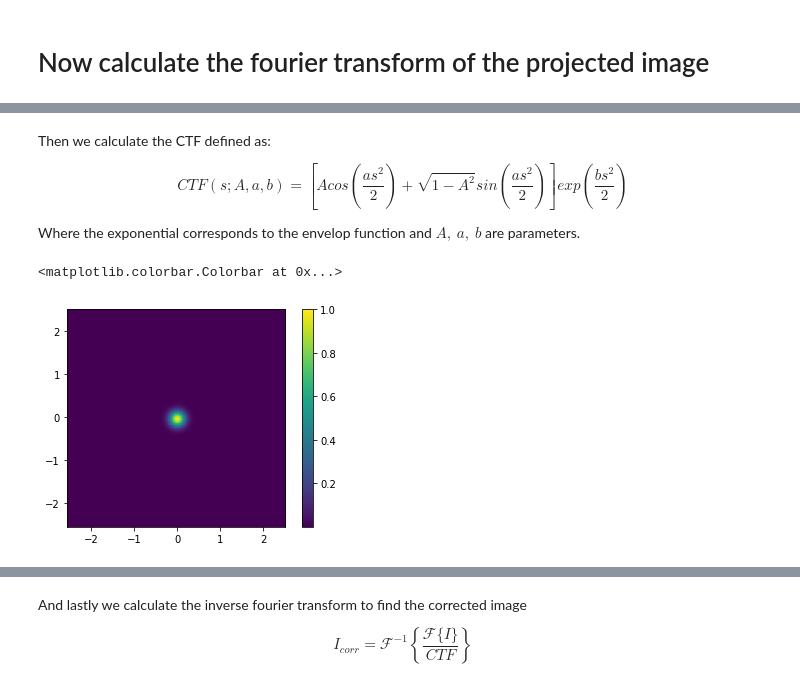
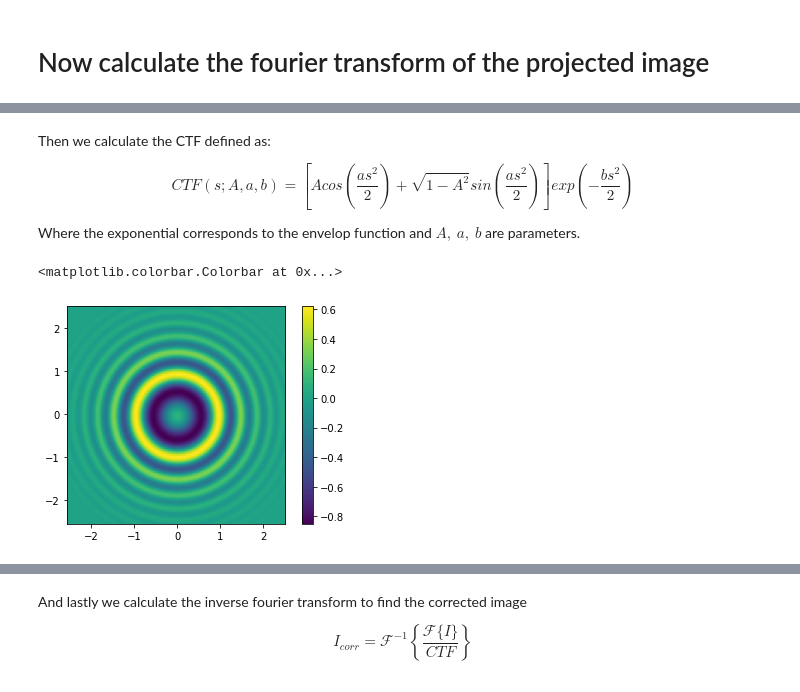
Before and after one commit to DSilva27/gradient_cryoEM, a Jupyter notebook: python/gradient.ipynb, the cells around one changed output, grey strips where cells are left out. Cells and saved outputs as stored; diff of their text form; code cells hidden in the pictures.

Commit message:
feat: apply CTF effects to a calcualted image

```diff
--- a/python/gradient.ipynb
+++ b/python/gradient.ipynb
@@ -244,51 +239,52 @@ python is not so bad after all
 # %% [markdown]
 Then we calculate the CTF defined as:
 
-$$CTF(s; A, a, b) = \left[Acos\left(\frac{as^2}{2}\right) + \sqrt{1 - A^2} sin\left(\frac{as^2}{2}\right)\right] exp\left(\frac{bs^2}{2}\right)$$
+$$CTF(s; A, a, b) = \left[Acos\left(\frac{as^2}{2}\right) + \sqrt{1 - A^2} sin\left(\frac{as^2}{2}\right)\right] exp\left(-\frac{bs^2}{2}\right)$$
 
 Where the exponential corresponds to the envelop function and $A,\ a,\ b$ are parameters.
 # %%
 Env = lambda s, b_p: np.exp(-b_p * s * 0.5)
 CTF = lambda s, A_p, a_p, b_p: (A_p*np.cos(a_p*s * 0.5) - np.sqrt(1 - A_p**2)*np.sin(a_p*s * 0.5)) * Env(s, b_p)
 
 
 #Parameters for the CTF and Env; gaussian blurring
-theta = 0#0.008
-xi = 1/64#0.00375
+theta = 0 #0.008
+xi = 1/64 #0.00375
 
-A =  xi * 1/np.sqrt(xi**2 + theta**2)
-a =  theta * 1/(theta**2 + xi**2)
-b =  xi * 1/(theta**2 + xi**2)
+A = 0.1   #xi * 1/np.sqrt(xi**2 + theta**2)
+a = 10   #heta * 1/(theta**2 + xi**2)
+b = 1   #xi * 1/(theta**2 + xi**2)
+
+'''
+A = 0.1
+a = 0
+b = 1/chi
+'''
 
 
 '''
 Define frequencies according to:
 
 u = 2 * pi / (N * pixel_size) * i, with i = 0, ..., N-1
 
 We are going to shift it so it's centered (just for visualization)
 '''
 
 u = 2*np.pi * np.arange(-res/2, res/2, 1) / (ps_x * res)
 v = 2*np.pi * np.arange(-res/2, res/2, 1) / (ps_y * res)
 
 pixels = res
 
-ctf = np.zeros((u.shape[0], v.shape[0]))
+U, V = np.meshgrid(u, v)
 
-for i in range(len(u)):
-    for j in range(len(v)):
-
-        radsq = u[i]**2 + v[j]**2
-        val = CTF(radsq, A, a, b)
-
-        if np.abs(val) < 1e-7: ctf[i, j] = 1e-7
-
-        else: ctf[i, j] = val
-
+ctf = CTF(U**2 + V**2, A, a, b)
+#ctf[ctf < 1e-7] = 1e-7
 
 plt.imshow(ctf, cmap='viridis', extent=[u[0],u[-1],v[0],v[-1]])
 plt.colorbar()
+
+# plt.imshow(np.log(np.abs(Ixy_f))/ctf, cmap="viridis", extent=[u[0],u[-1],v[0],v[-1]])
+# plt.colorbar();
 # %% [output]
 <matplotlib.colorbar.Colorbar at 0x...>
-[figure, old version]
+[figure, new version]
```
Also changed, not shown: parts of 12 cells of this notebook.
